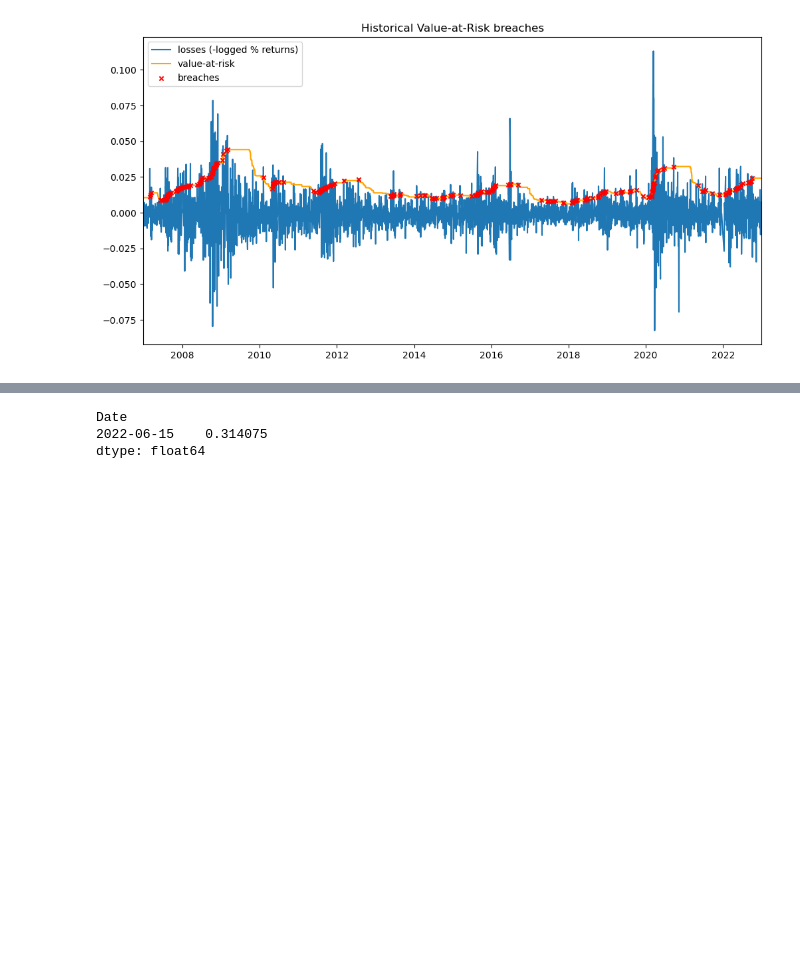
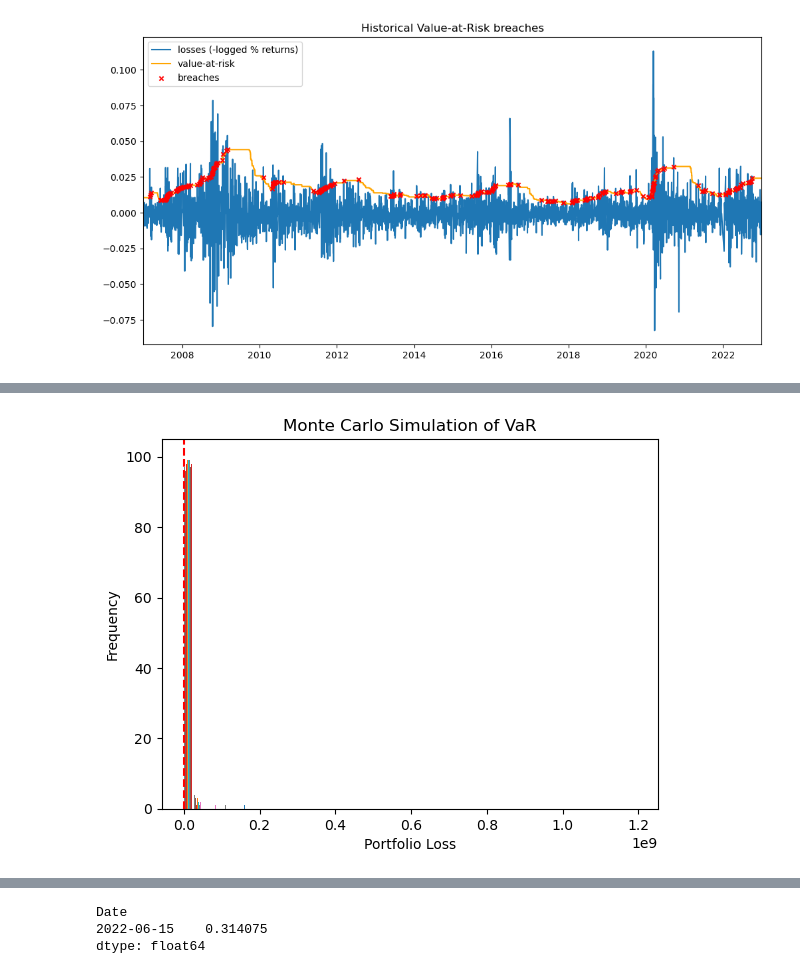
Before and after one commit to Johanlai/risk_management, a Jupyter notebook: VaR.ipynb, the cells around one changed output, grey strips where cells are left out. Drawn from its saved outputs; the diff is of its cells as text; code cells hidden in the pictures; blank space fills up the shorter version.

```diff
--- a/VaR.ipynb
+++ b/VaR.ipynb
@@ -73,0 +290,19 @@ plt.show()
+# %%
+df = x.portfolio_return
+returns = pd.DataFrame(np.log(df).diff().dropna())[1:]
+
+mu = np.mean(returns)
+sigma = np.std(returns)
+
+num_simulations = 1000
+forecast_horizon = 100
+var_level = 0.01
+
+simulated_returns = np.random.normal(mu, sigma, (forecast_horizon, num_simulations))
+
+portfolio_value = 1000000
+portfolio_loss = portfolio_value * (np.exp(simulated_returns) - 1)
+
+var = np.percentile(portfolio_loss, var_level * 100)
+# %% [output]
+[figure, added]
```
Also changed, not shown: parts of 14 cells of this notebook.
